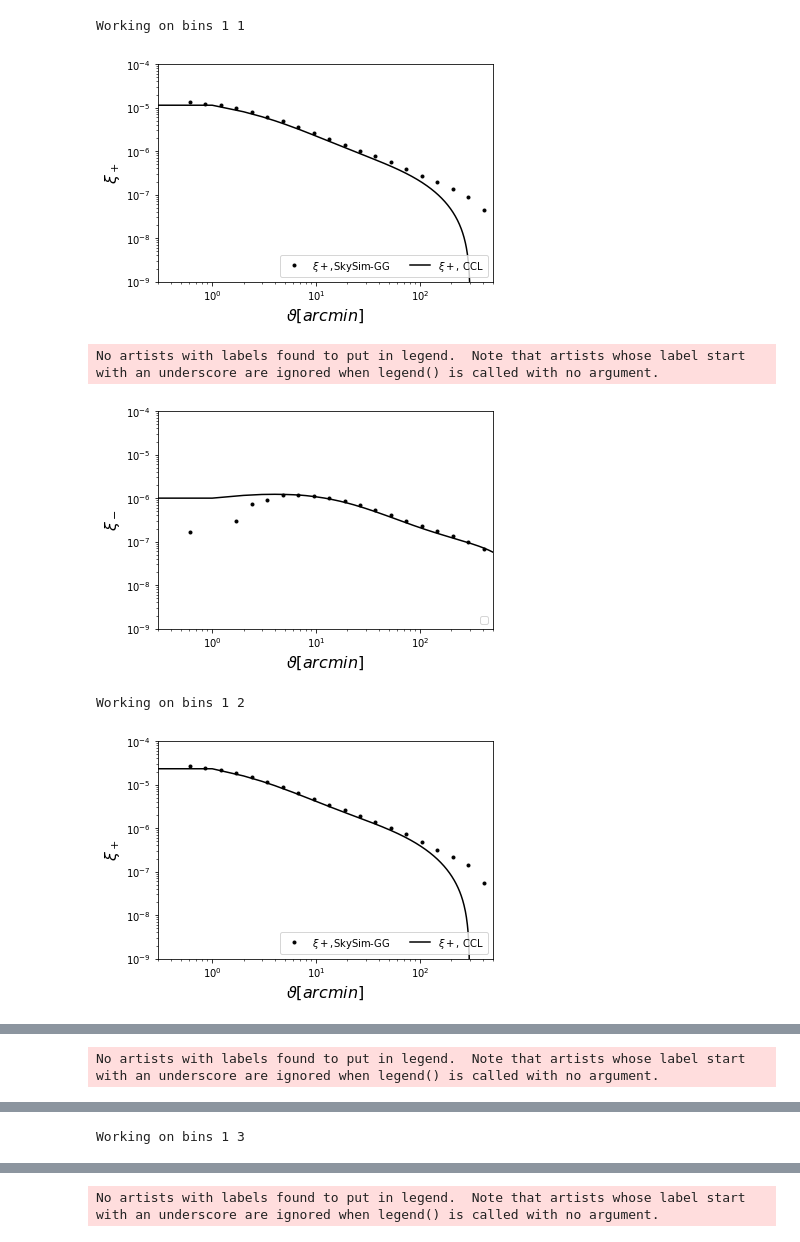
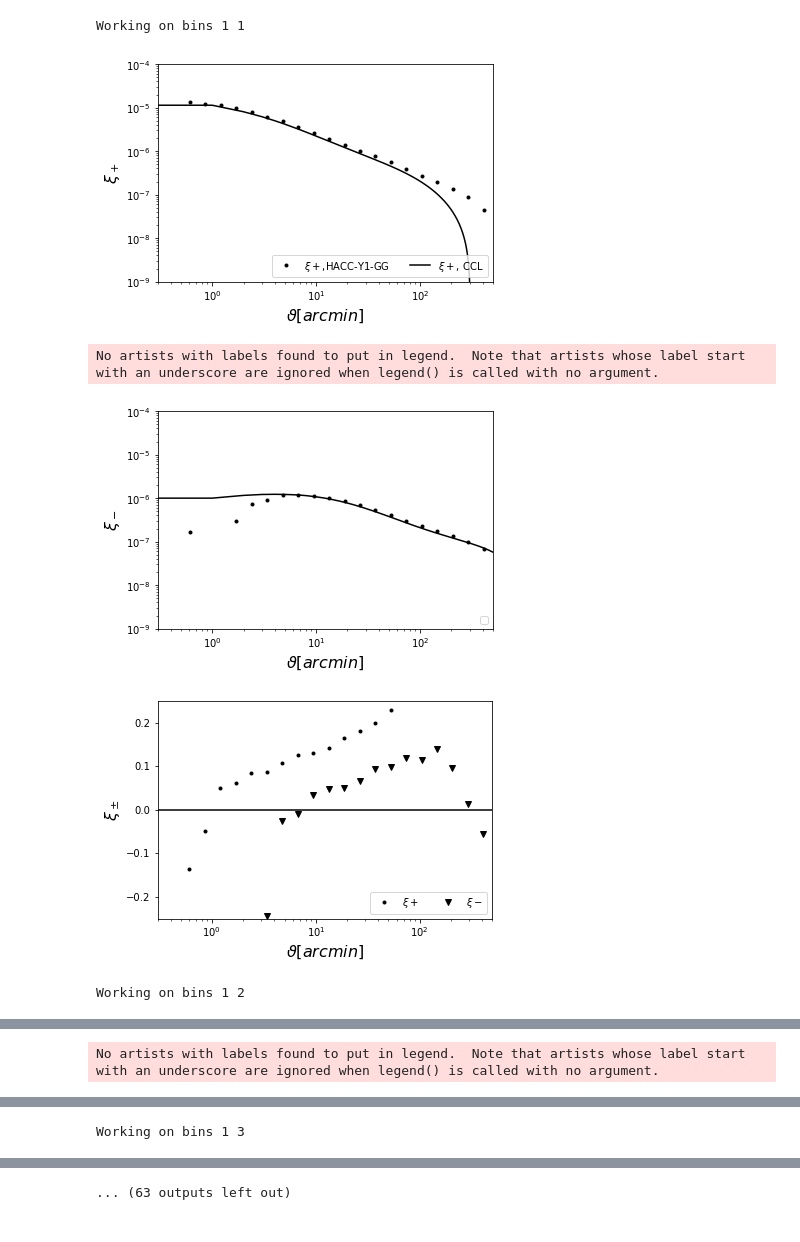
Before and after one commit to LSSTDESC/HOS-Y1-prep, a Jupyter notebook: shear-2PCF/Compare_Mocks_Theory.ipynb, the cells around one changed output, grey strips where cells are left out. Cells and saved outputs as stored; diff of their text form; code cells hidden in the pictures.

Commit message:
Added residual plots to the shear-2PCF comparison.

```diff
--- a/shear-2PCF/Compare_Mocks_Theory.ipynb
+++ b/shear-2PCF/Compare_Mocks_Theory.ipynb
@@ -89,40 +92,59 @@ for bin1 in np.arange(Ntomo)+1:
         #plot xi+:
 
         # Sims:
-        plt.plot(theta, xip[:,counter], 'k.', label='$\\xi+$,SkySim-GG')
+        plt.plot(theta, xip[:,counter], 'k.', label='$\\xi+$,HACC-Y1-GG')
         #CCL:
         plt.plot(theta_CCL, xip_CCL, 'k-', label='$\\xi+$, CCL')
 
         plt.loglog()
         plt.xlabel('$\\vartheta [arcmin]$', fontsize=16)
         plt.ylabel('$\\xi_+$', fontsize=16)
         plt.legend(loc='lower right', ncol=2, labelspacing=0.1)
         plt.xlim([0.3, 500])
         plt.ylim([1e-9, 1e-4])
         plt.show()
 
 
         #---------
         #plot xi-:
         #Sims:
         plt.plot(theta, xim[:,counter], 'k.')#, label='$\\xi-$,SkySim-GG')
         #CCL
         plt.plot(theta_CCL, xim_CCL, 'k-')#, label='$\\xi-$, CCL')
 
         plt.loglog()
         plt.xlabel('$\\vartheta [arcmin]$', fontsize=16)
         plt.ylabel('$\\xi_-$', fontsize=16)
         plt.legend(loc='lower right', ncol=2, labelspacing=0.1)
         plt.xlim([0.3, 500])
         plt.ylim([1e-9, 1e-4])
 
         plt.show()
 
+
+        # Show residuals:
+        xip_interp = interp1d(theta_CCL, xip_CCL, kind='linear',bounds_error=False, fill_value=0.0)
+        xim_interp = interp1d(theta_CCL, xim_CCL, kind='linear',bounds_error=False, fill_value=0.0)
+        xip_ratio = xip[:,counter]/xip_interp(theta)
+        xim_ratio = xim[:,counter]/xim_interp(theta)
+
+        plt.plot(theta, xip_ratio-1, 'k.', label='$\\xi+$')
+        plt.plot(theta, xim_ratio-1, 'kv', label='$\\xi-$')
+        plt.plot(theta_CCL, theta_CCL-theta_CCL, 'k-')
+
+        plt.semilogx()
+        plt.xlabel('$\\vartheta [arcmin]$', fontsize=16)
+        plt.ylabel('$\\xi_\pm$', fontsize=16)
+        plt.legend(loc='lower right', ncol=2, labelspacing=0.1)
+        plt.xlim([0.3, 500])
+        plt.ylim([-0.25, 0.25])
+        plt.show()
+
         counter +=1
 # %% [output]
 Working on bins 1 1
-[figure, old version]
+[figure, new version]
 No artists with labels found to put in legend.  Note that artists whose label start with an underscore are ignored when legend() is called with no argument.
 [figure]
+[figure, new version]
 Working on bins 1 2
-[figure, old version]
@@ -133 +157 @@ Working on bins 1 3
-No artists with labels found to put in legend.  Note that artists whose label start with an underscore are ignored when legend() is called with no argument.
+... (63 outputs left out)
```
Also changed, not shown: parts of 4 cells of this notebook.
